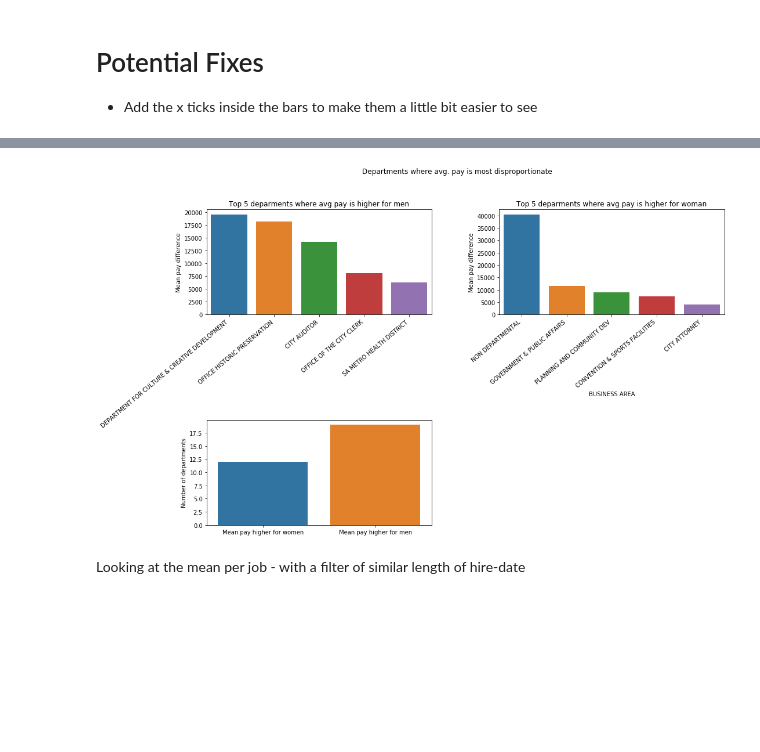
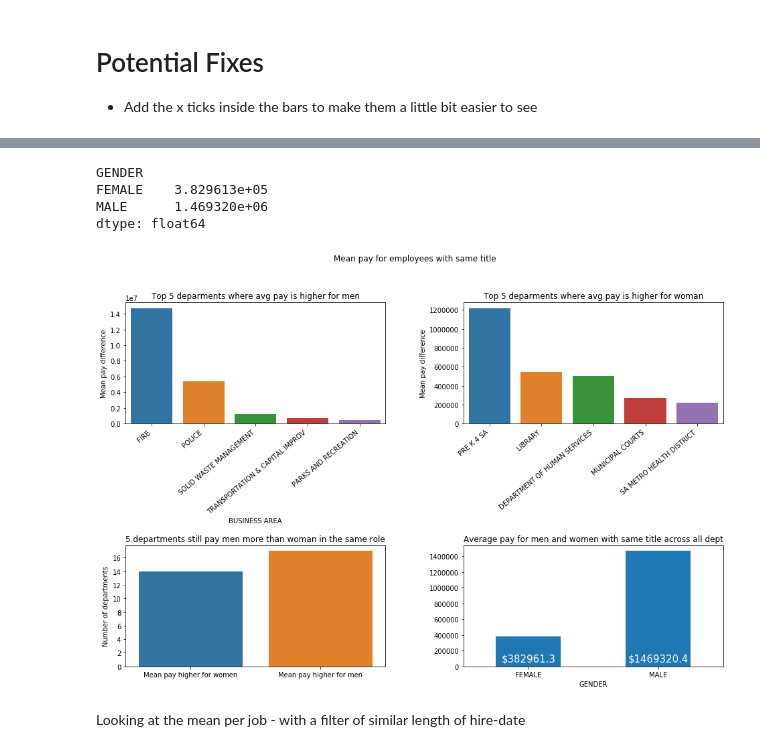
Before and after one commit to guedanie/SA-CITY-DATA, a Jupyter notebook: FY16_sa_city_compensation.ipynb, the cells around one changed output, grey strips where cells are left out. Saved outputs shown, nothing was run; the diff lists cells and outputs as text; code cells hidden in the pictures; blank space fills up the shorter version.

Commit message:
Figure out there might have been an error with previous versions becasue I was using mean to populate tables, rather than sum

```diff
--- a/FY16_sa_city_compensation.ipynb
+++ b/FY16_sa_city_compensation.ipynb
@@ -260,6 +260,6 @@ plt.subplots_adjust(hspace=0.4)
 
 - Add the x ticks inside the bars to make them a little bit easier to see
 # %%
-jobs = city_data.pivot_table('FY16 TOTAL COMPENSATION9', ["BUSINESS AREA", "JOB TITLE"], "GENDER")
+jobs = city_data.pivot_table('FY16 TOTAL COMPENSATION9', ["BUSINESS AREA", "JOB TITLE"], "GENDER", aggfunc='sum')
 # %%
 jobs = jobs.dropna()
@@ -268 +283,10 @@ mean = jobs.groupby("BUSINESS AREA").mean()
+# %%
+total_avg = jobs.mean()
+# %%
+total_avg
+# %% [output]
+GENDER
+FEMALE    3.829613e+05
+MALE      1.469320e+06
+dtype: float64
 # %%
@@ -271,36 +297,59 @@ cnt = mean["DIFF"] > 0
 # %%
 top_5 = mean.nlargest(5, "DIFF")
 
 bottom_5 = mean.nsmallest(5,"DIFF")
 
 plt.figure(figsize=(16,10))
-plt.suptitle("Departments where avg. pay is most disproportionate")
+plt.suptitle("Mean pay for employees with same title")
 
 plt.subplot(221)
 sns.barplot(data=top_5, x=top_5.index, y="DIFF")
 plt.xticks(rotation=40, ha="right")
 plt.title("Top 5 deparments where avg pay is higher for men")
 plt.ylabel("Mean pay difference")
 
 
 plt.subplot(222)
 sns.barplot(data=bottom_5, x=bottom_5.index, y=bottom_5["DIFF"].abs())
 plt.xticks(rotation=40, ha="right")
 plt.title("Top 5 deparments where avg pay is higher for woman")
 plt.ylabel("Mean pay difference")
+plt.xlabel("")
 
 plt.sharey=True
 
-ax = plt.subplot(223.5)
+ax = plt.subplot(223)
 sns.countplot(data=cnt, x=cnt.index)
 plt.ylabel("Number of departments")
 ax.set_xticklabels(["Mean pay higher for women", "Mean pay higher for men"])
 plt.xlabel("")
+plt.title("5 departments still pay men more than woman in the same role")
+
+plt.subplot(224)
+total_avg.plot.bar()
+plt.title("Average pay for men and women with same title across all dept")
+plt.xticks(rotation=0, ha="center")
+plt.text(
+    0,
+    60000,
+    f"${jobs.mean()[0].round(1)}",
+    color = 'white',
+    fontsize = 15,
+    ha ="center"
+)
+plt.text(
+    1,
+    60000,
+    f"${jobs.mean()[1].round(1)}",
+    color = 'white',
+    fontsize = 15,
+    ha ="center"
+)
 
 
 plt.subplots_adjust(hspace=1, wspace = .3)
 # %% [output]
-[figure, old version]
+[figure, new version]
 # %%
 bottom_5
 # %%
```
Also changed, not shown: parts of 15 cells of this notebook.
